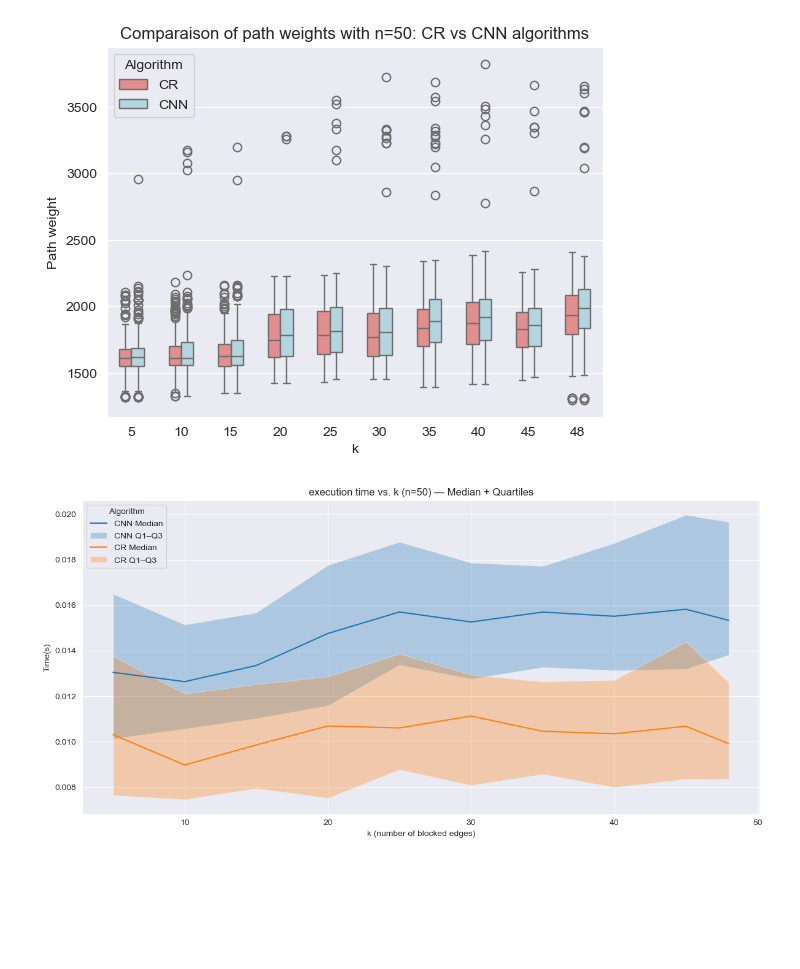
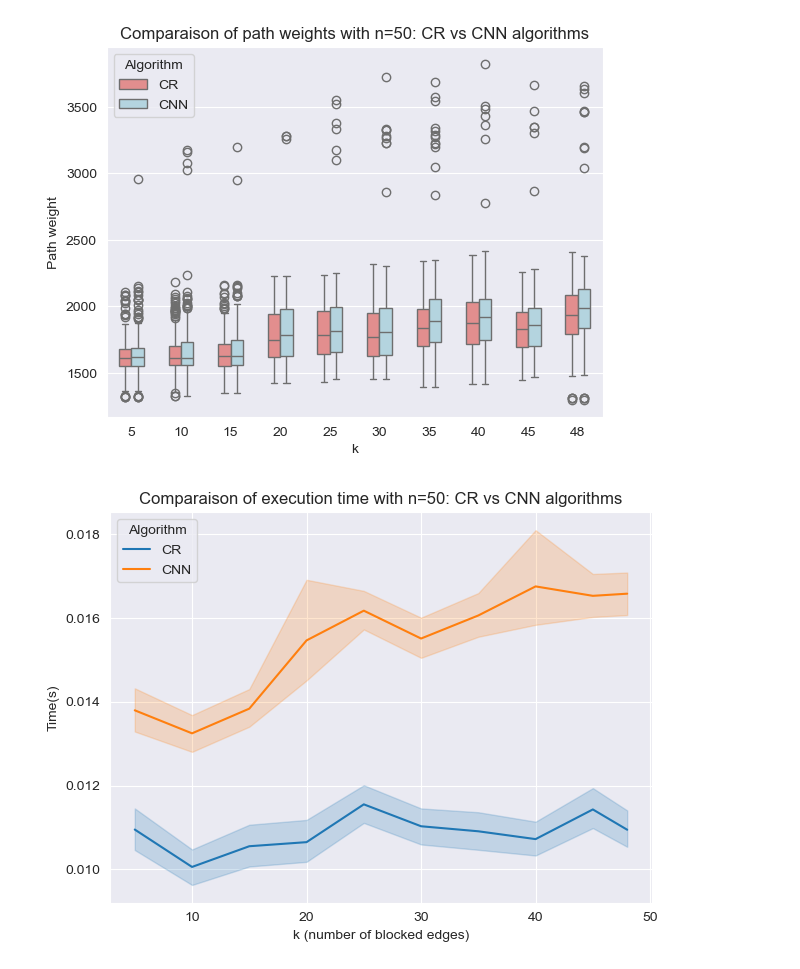
Before and after one commit to JiahuaLiY/CR_and_CNN_algorithm, a Jupyter notebook: plotExperiments.ipynb, the cells around one changed output. Drawn from its saved outputs; the diff is of its cells as text; code cells hidden in the pictures; blank space fills up the shorter version.

Commit message:
code plot

```diff
--- a/plotExperiments.ipynb
+++ b/plotExperiments.ipynb
@@ -173,25 +101,21 @@ plt.show()
 # %% [output]
 [figure]
 # %%
-summary = dataFrame.groupby(['algorithm', 'k']).agg(
-    q1=('run time', lambda x: x.quantile(0.25)),
-    median=('run time', 'median'),
-    q3=('run time', lambda x: x.quantile(0.75))
-).reset_index()
+fig3, ax3 = plt.subplots()
 
-plt.figure(figsize=(12, 6))
-ax = plt.gca()
+sns.lineplot(
+    data=dataFrame,
+    x='k',
+    y='run time',
+    hue='algorithm',
+    ax=ax3
+)
 
-for algo in summary['algorithm'].unique():
-    sub = summary[summary['algorithm'] == algo].sort_values('k')
-    ax.plot(sub['k'], sub['median'], label=f"{algo} Median")
-    ax.fill_between(sub['k'], sub['q1'], sub['q3'], alpha=0.3, label=f"{algo} Q1–Q3")
-
-plt.title("execution time vs. k (n=50) — Median + Quartiles")
+plt.title("Comparaison of execution time with n=50: CR vs CNN algorithms")
 plt.xlabel("k (number of blocked edges)")
 plt.ylabel("Time(s)")
 plt.legend(title='Algorithm')
 plt.tight_layout()
 plt.show()
 # %% [output]
-[figure, old version]
+[figure, new version]
```
Also changed, not shown: parts of 5 cells of this notebook.
